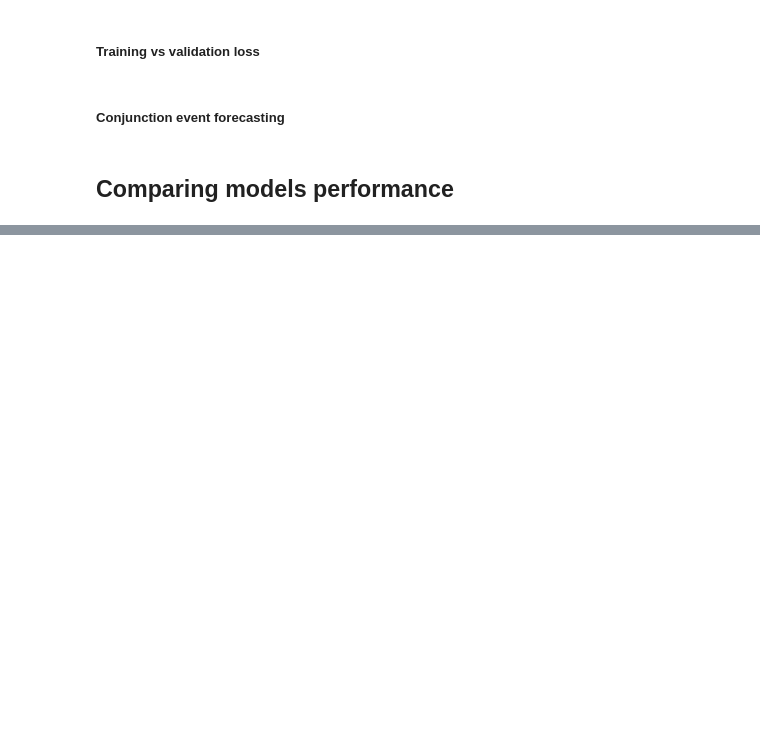
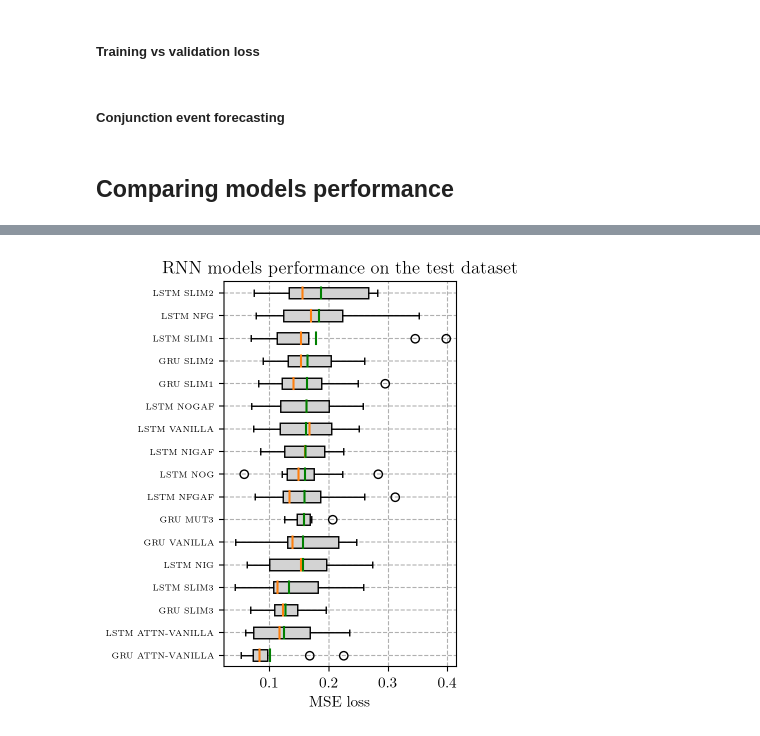
Before and after one commit to JJavierRosales/scapy, a Jupyter notebook: notebooks/rnn_time_series_forecasting.ipynb, the cells around one changed output, grey strips where cells are left out. Saved outputs shown, nothing was run; the diff lists cells and outputs as text; code cells hidden in the pictures; blank space fills up the shorter version.

```diff
--- a/notebooks/rnn_time_series_forecasting.ipynb
+++ b/notebooks/rnn_time_series_forecasting.ipynb
@@ -552,0 +623,10 @@ ax.grid(True, linestyle='--')
+# %%
+# Display test loss dataframe and statistics
+
+display(df_test_loss)
+
+df_test_loss_stats = df_test_loss.describe().T
+df_test_loss_stats.sort_values(by='mean', ascending=True, inplace=True)
+
+df_test_loss = df_test_loss[df_test_loss_stats.index]
+display(df_test_loss_stats)
@@ -552,0 +663,19 @@ ax.grid(True, linestyle='--')
+# %%
+fig, ax = plt.subplots(figsize=(3,5))
+
+meanpointprops = dict(linestyle='-', linewidth=1.5, color='green')
+
+# ax.bar(df_test_loss_stats.index, df_test_loss_stats['mean'], align='center')
+labels = [l.replace('_',' ').upper() for l in df_test_loss.columns]
+ax.boxplot(df_test_loss, vert=False, labels = labels,
+           showmeans = True, meanline=True, meanprops=meanpointprops,
+           medianprops=dict(linewidth=1.5), showfliers=True,
+           patch_artist=True, boxprops = dict(facecolor = "lightgrey"))
+
+ax.set_yticklabels(labels, fontsize=6)
+ax.set_xlabel('MSE loss')
+# ax.set_yticklabels(df_test_loss.columns.values)
+ax.set_title('RNN models performance on the test dataset')
+ax.grid(True, linestyle='--')
+# %% [output]
+[figure, added]
```
Also changed, not shown: parts of 10 cells of this notebook, 3 other files.
